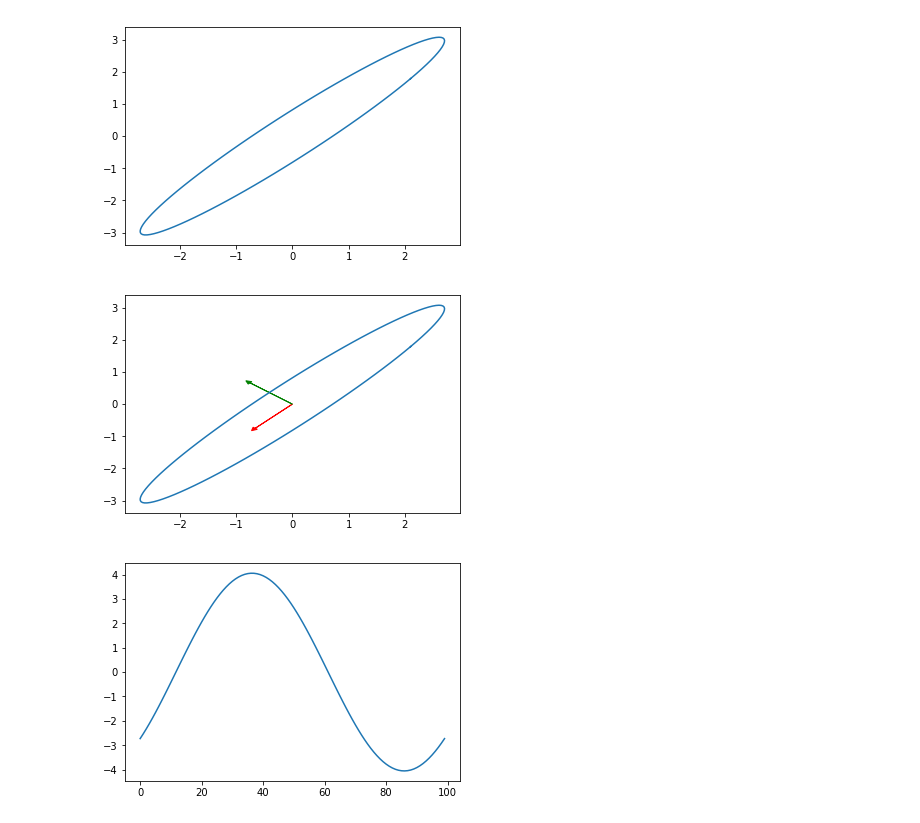
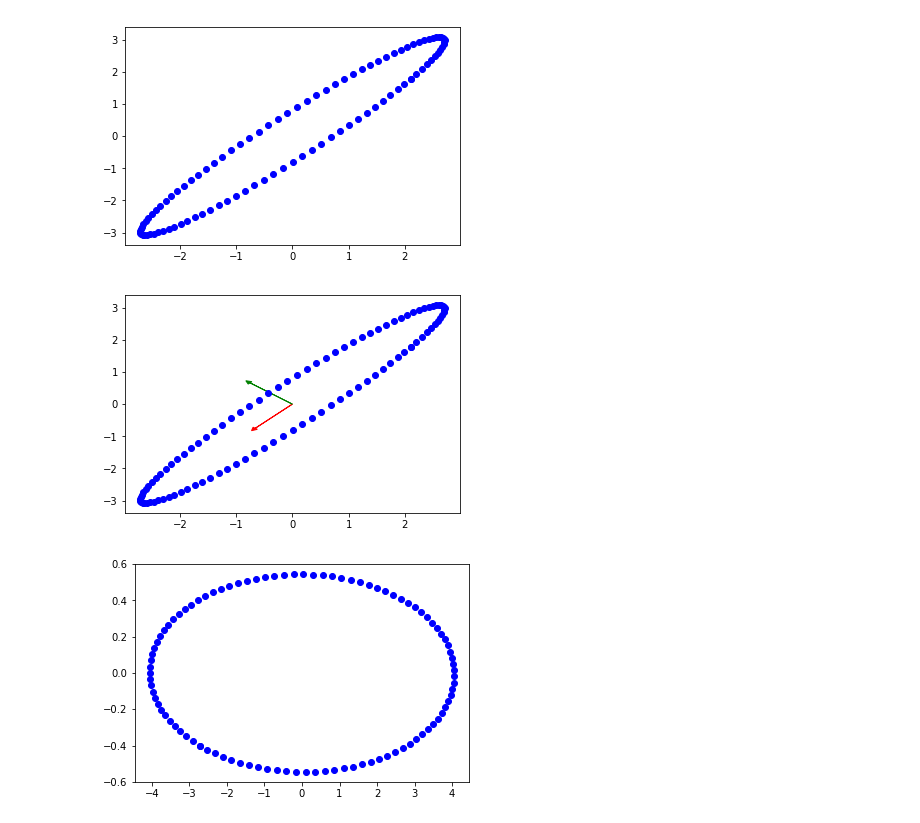
Before and after one commit to TomHase/misc_code, a Jupyter notebook: pca/pca_example.ipynb, the cells around one changed output. Drawn from its saved outputs; the diff is of its cells as text; code cells hidden in the pictures.

Commit message:
changes charts

```diff
--- a/pca/pca_example.ipynb
+++ b/pca/pca_example.ipynb
@@ -11,10 +11,10 @@ y = x *np.sin(alpha) + y* (-np.cos(alpha))
 
 fig = plt.figure()
 
-plt.plot(x,y)
+plt.plot(x,y, 'bo')
 plt.show()
 # %% [output]
-[figure, old version]
+[figure, new version]
 # %%
 sigma = np.cov(x,y)
 # %%
@@ -25,20 +25,20 @@ D = D[idx]
 V = V[:,idx]
 # %%
 fig = plt.figure()
-plt.plot(x,y)
+plt.plot(x,y,'bo')
 
 plt.arrow(0, 0, V[0,0], V[1,0], head_width=0.1, head_length=0.1, fc='r', ec='r')
 plt.arrow(0, 0, V[0,1], V[1,1], head_width=0.1, head_length=0.1, fc='g', ec='g')
 plt.show()
 # %% [output]
-[figure, old version]
+[figure, new version]
 # %%
 W=V[:,:]
 Z=np.stack((x.T,y.T), axis=1)
 T=np.dot(Z,W)
 # %%
 fig = plt.figure()
-plt.plot(T[:,0])
+plt.plot(T[:,0], T[:,1], 'bo')
 plt.show()
 # %% [output]
-[figure, old version]
+[figure, new version]
```
Also changed, not shown: parts of 1 cell of this notebook.
